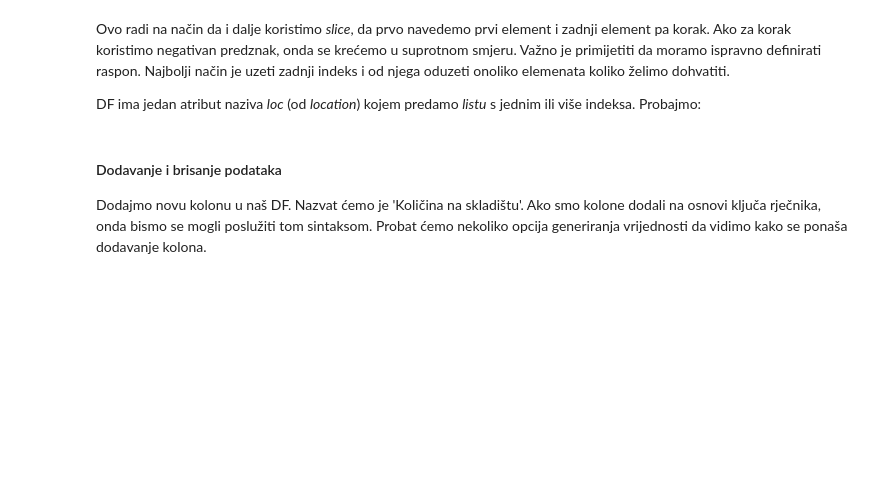
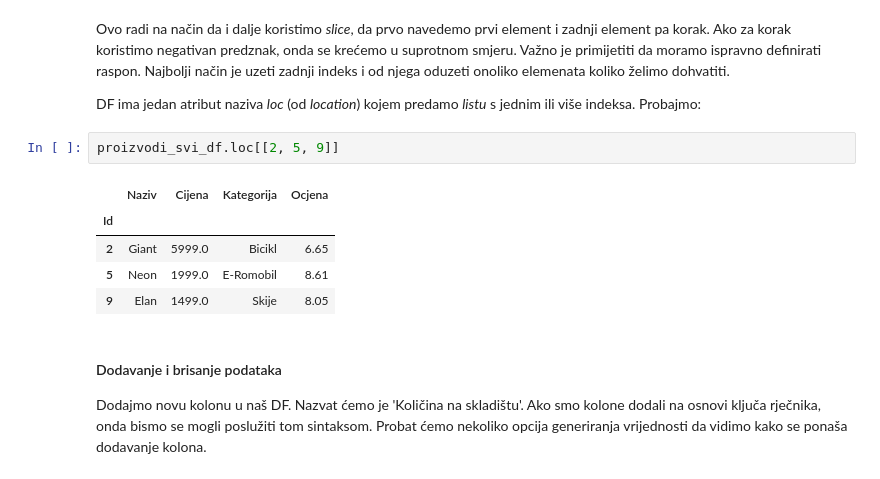
Before and after one commit to py-dev-algebra/py-jupyter-nb, a Jupyter notebook: 02 - Pandas/Pandas - Python modul za analizu podataka - Uvod, ucitavanje i normalizacija podataka.ipynb, the cells around one changed output. Drawn from its saved outputs; the diff is of its cells as text; blank space fills up the shorter version.

```diff
--- a/02 - Pandas/Pandas - Python modul za analizu podataka - Uvod, ucitavanje i normalizacija podataka.ipynb
+++ b/02 - Pandas/Pandas - Python modul za analizu podataka - Uvod, ucitavanje i normalizacija podataka.ipynb
@@ -653,6 +877,14 @@ Sintaksa dohvata redaka, kao u Python listama, NE radi za DF, nego dobijemo samo
 Ovo radi na način da i dalje koristimo *slice*, da prvo navedemo prvi element i zadnji element pa korak. Ako za korak koristimo negativan predznak, onda se krećemo u suprotnom smjeru. Važno je primijetiti da moramo ispravno definirati raspon. Najbolji način je uzeti zadnji indeks i od njega oduzeti onoliko elemenata koliko želimo dohvatiti.
 
 DF ima jedan atribut naziva *loc* (od *location*) kojem predamo *listu* s jednim ili više indeksa. Probajmo:
+# %%
+proizvodi_svi_df.loc[[2, 5, 9]]
+# %% [output]
+|  | Naziv | Cijena | Kategorija | Ocjena |
+| Id |  |  |  |  |
+| 2 | Giant | 5999.0 | Bicikl | 6.65 |
+| 5 | Neon | 1999.0 | E-Romobil | 8.61 |
+| 9 | Elan | 1499.0 | Skije | 8.05 |
 # %% [markdown]
 #### Dodavanje i brisanje podataka
 
```
Also changed, not shown: parts of 13 cells of this notebook.
